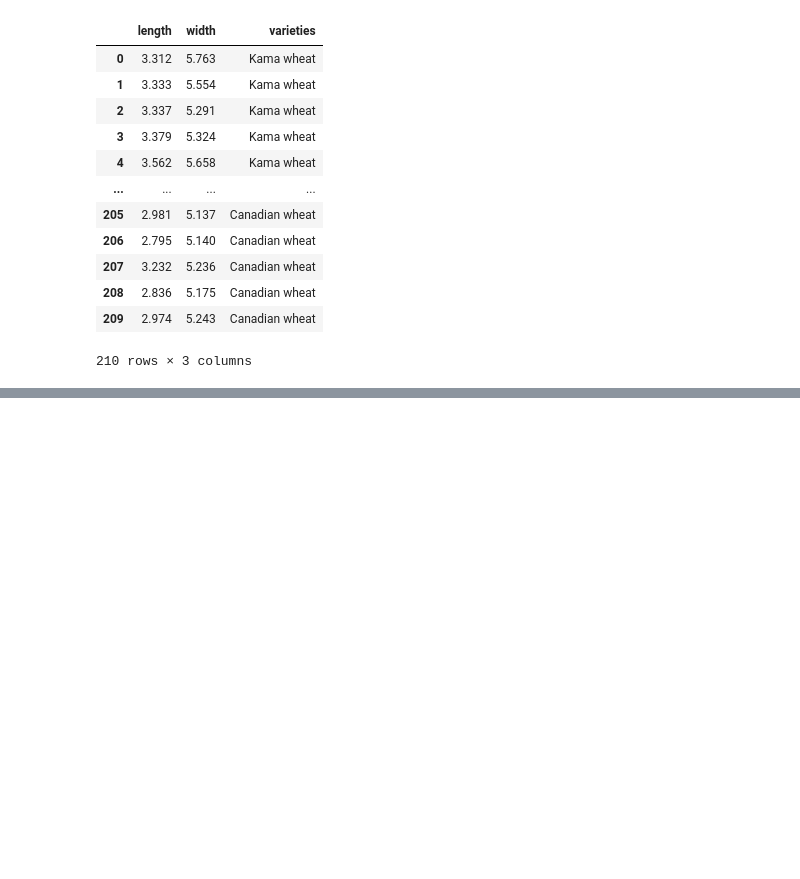
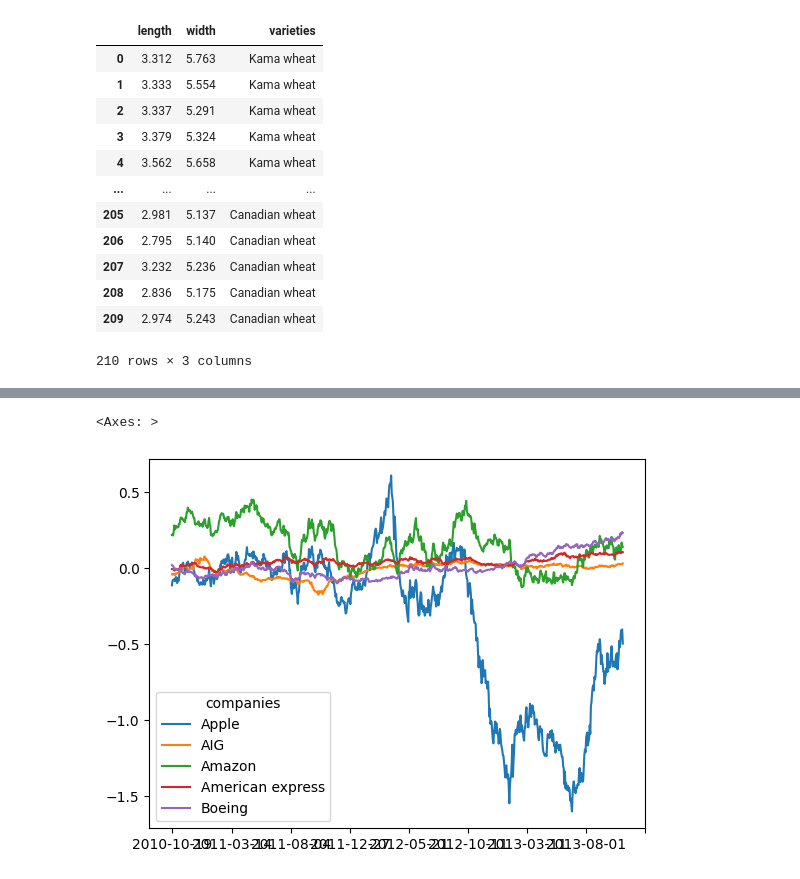
Before and after one commit to srgari/python, a Jupyter notebook: datacamp_study/machine learning/2_Unsupervised_learning_in_Python.ipynb, the cells around one changed output, grey strips where cells are left out. Drawn from its saved outputs; the diff is of its cells as text; code cells hidden in the pictures; blank space fills up the shorter version.

Commit message:
normal

```diff
--- a/datacamp_study/machine learning/2_Unsupervised_learning_in_Python.ipynb
+++ b/datacamp_study/machine learning/2_Unsupervised_learning_in_Python.ipynb
@@ -200,0 +307,23 @@ ct
+# %%
+#Extra exercise: stock price movements
+
+# import libraries
+import pandas as pd
+from sklearn.preprocessing import Normalizer
+from sklearn.cluster import KMeans
+from sklearn.pipeline import make_pipeline
+
+# create normalizer
+normalizer = Normalizer()
+
+# create KMeans
+kmeans = KMeans(n_clusters = 10)
+
+# make pipeline chaining normalizer and kmeans
+pipeline = make_pipeline(normalizer, kmeans)
+
+# import data
+movements = pd.read_csv('tables/company-stock-movements-2010-2015-incl.csv')
+movements = movements.rename(columns = {'Unnamed: 0':'companies'})
+# fit
+pipeline.fit(movements.filter(regex = '\d-'))
@@ -200,0 +333,7 @@ ct
+# %%
+# predict
+labels = pipeline.predict(movements.filter(regex = '\d-'))
+
+movements['labels'] = labels
+
+movements[['labels','companies']].sort_values('labels')
@@ -200,0 +358,17 @@ ct
+# %%
+(
+    movements
+    # .query('labels == 1')
+    .set_index('companies')
+    .filter(regex = '\d-')
+    .T
+    .rolling(window = 200)
+    .mean()
+    .T
+    .head(5)
+    .T
+    .plot()
+    )
+# %% [output]
+<Axes: >
+[figure, added]
```
Also changed, not shown: parts of 20 cells of this notebook, 2 other files.
